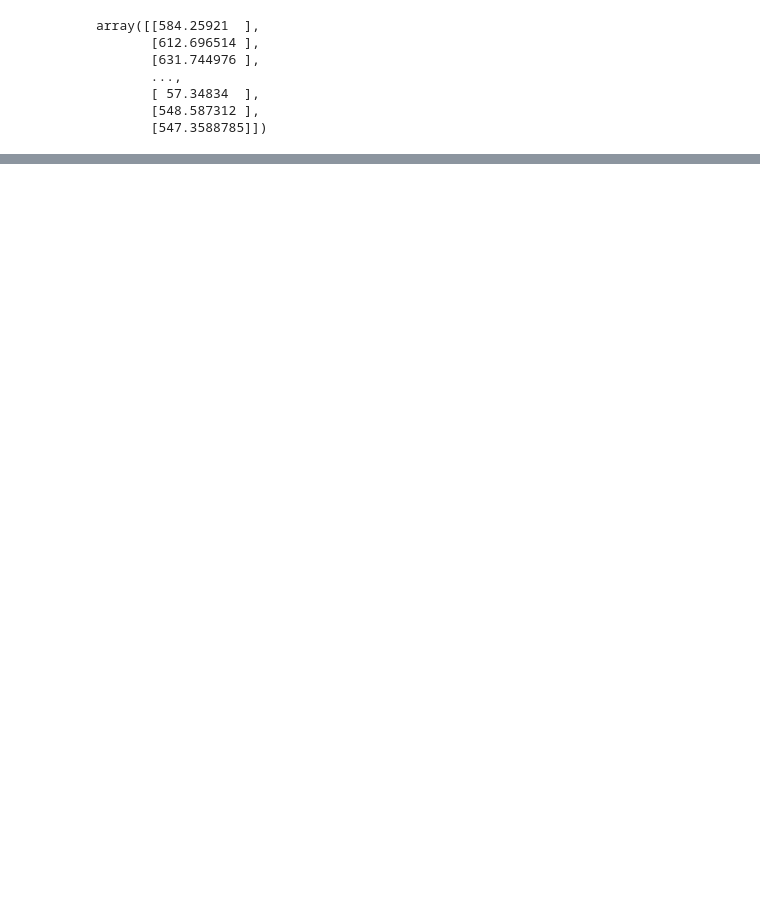
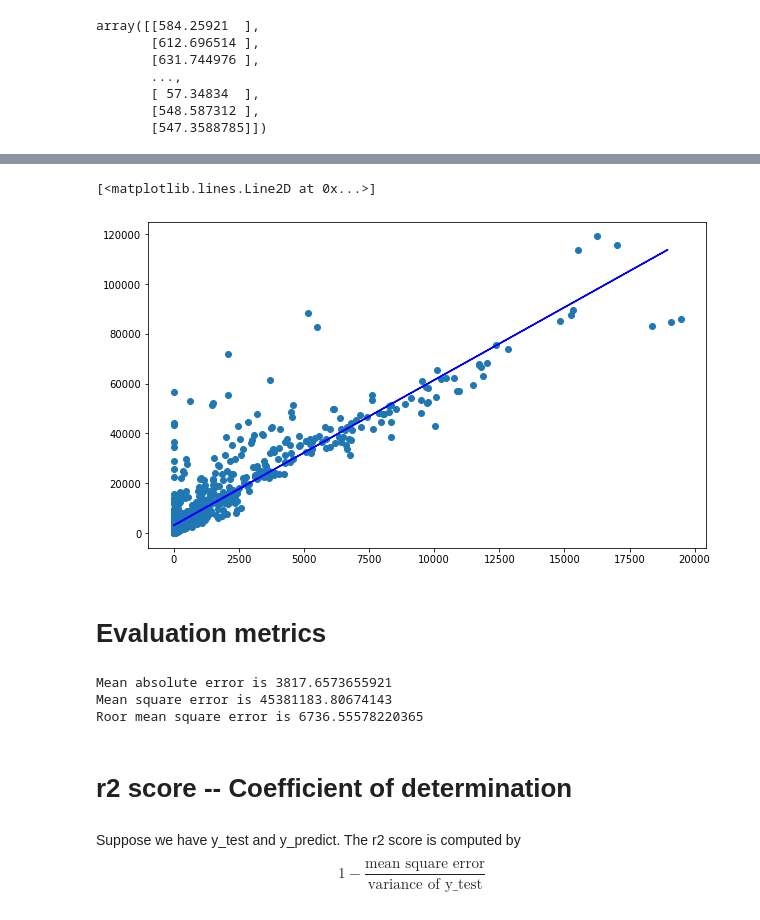
Before and after one commit to BinhHong/Linear-Regression, a Jupyter notebook: Linear_Regression.ipynb, the cells around one changed output, grey strips where cells are left out. Drawn from its saved outputs; the diff is of its cells as text; code cells hidden in the pictures; blank space fills up the shorter version.

```diff
--- a/Linear_Regression.ipynb
+++ b/Linear_Regression.ipynb
@@ -245,0 +341,9 @@ array([[-254.02348668]])
+# %%
+plt.figure(figsize=(10,6))
+plt.scatter(x=x_train['Percentage Expenditure'],y=y_train)
+plt.plot(x_test['Percentage Expenditure'],y_predict,color='blue')
+# %% [output]
+[<matplotlib.lines.Line2D at 0x...>]
+[figure, added]
+# %% [markdown]
+# Evaluation metrics
@@ -245,0 +352,13 @@ array([[-254.02348668]])
+# %%
+print('Mean absolute error is',metrics.mean_absolute_error(y_test,y_predict))
+print('Mean square error is',metrics.mean_squared_error(y_test,y_predict))
+print('Roor mean square error is',np.sqrt(metrics.mean_squared_error(y_test,y_predict)))
+# %% [output]
+Mean absolute error is 3817.6573655921
+Mean square error is 45381183.80674143
+Roor mean square error is 6736.55578220365
+# %% [markdown]
+# r2 score -- Coefficient of determination
+# %% [markdown]
+Suppose we have y_test and y_predict. The r2 score is computed by
+$$1-\frac{\text{mean square error}}{\text{variance of y_test}}$$
```
Also changed, not shown: parts of 42 cells of this notebook.
